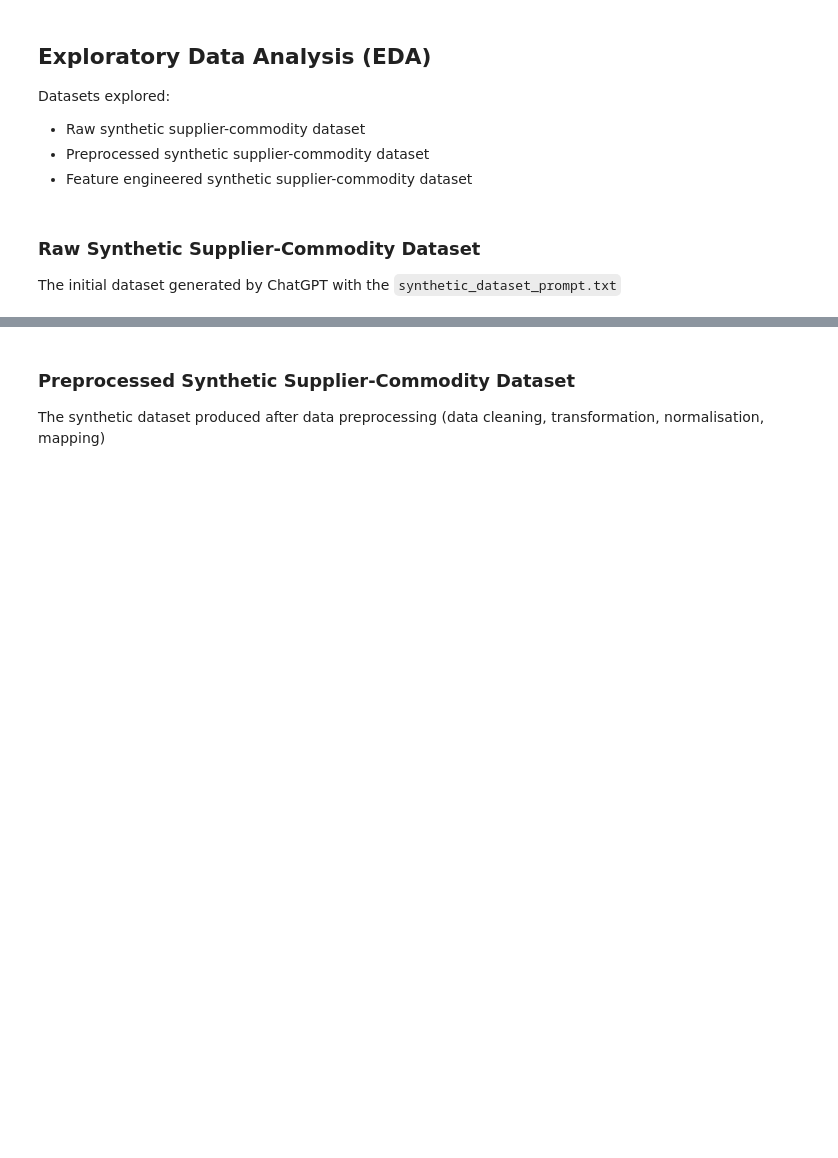
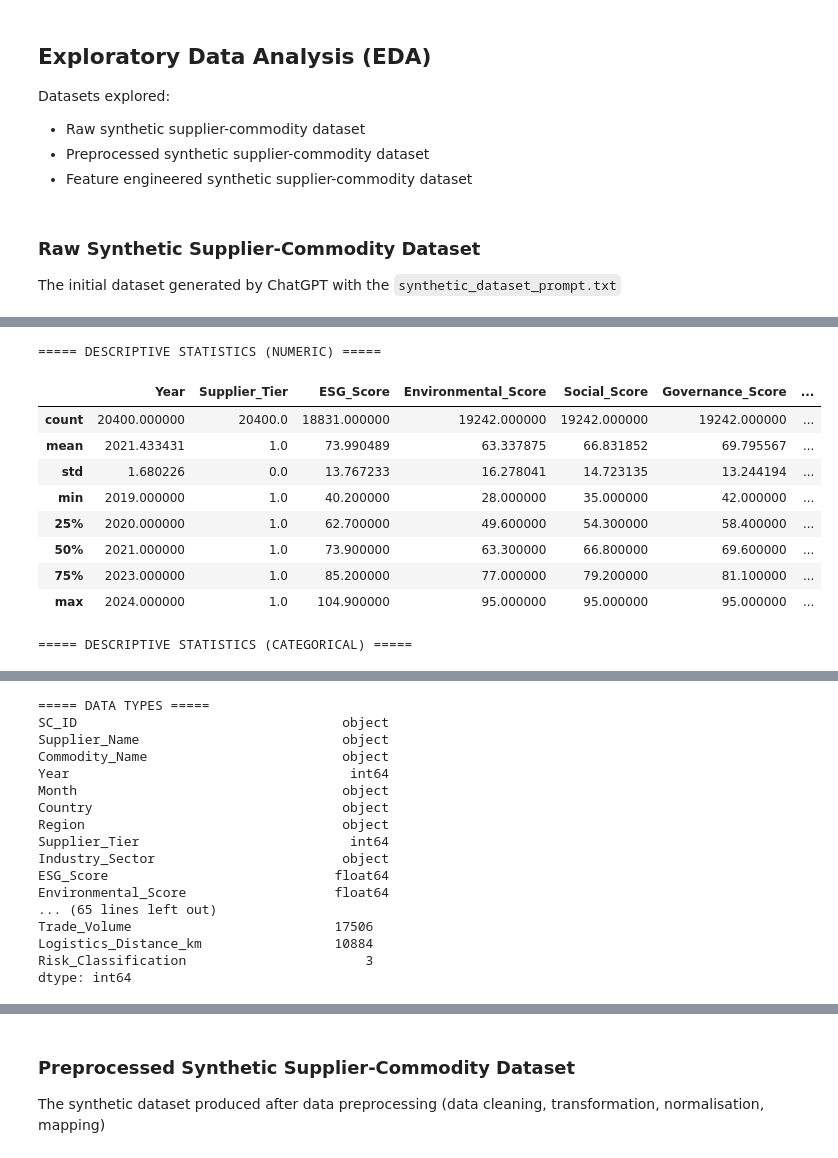
Before and after one commit to ansie27/Final-Year-Project-2025, a Jupyter notebook: notebooks/eda.ipynb, the cells around one changed output, grey strips where cells are left out. Cells and saved outputs as stored; diff of their text form; code cells hidden in the pictures; blank space fills up the shorter version.

```diff
--- a/notebooks/eda.ipynb
+++ b/notebooks/eda.ipynb
@@ -278,0 +64,26 @@ Passing `palette` without assigning `hue` is deprecated and will be removed in v
+# %%
+# Descriptive analysis
+print("\n===== DESCRIPTIVE STATISTICS (NUMERIC) =====")
+display(raw_df.describe())
+
+print("\n===== DESCRIPTIVE STATISTICS (CATEGORICAL) =====")
+display(raw_df.describe(include='object'))
+
+print("\n===== DATA TYPES =====")
+print(raw_df.dtypes)
+
+# Check no. of unique values for each column
+print("\n===== UNIQUE VALUES PER COLUMN =====")
+print(raw_df.nunique())
+# %% [output]
+===== DESCRIPTIVE STATISTICS (NUMERIC) =====
+|  | Year | Supplier_Tier | ESG_Score | Environmental_Score | Social_Score | Governance_Score | ... |
+| count | 20400.000000 | 20400.0 | 18831.000000 | 19242.000000 | 19242.000000 | 19242.000000 | ... |
+| mean | 2021.433431 | 1.0 | 73.990489 | 63.337875 | 66.831852 | 69.795567 | ... |
+| std | 1.680226 | 0.0 | 13.767233 | 16.278041 | 14.723135 | 13.244194 | ... |
+| min | 2019.000000 | 1.0 | 40.200000 | 28.000000 | 35.000000 | 42.000000 | ... |
+| 25% | 2020.000000 | 1.0 | 62.700000 | 49.600000 | 54.300000 | 58.400000 | ... |
+| 50% | 2021.000000 | 1.0 | 73.900000 | 63.300000 | 66.800000 | 69.600000 | ... |
+| 75% | 2023.000000 | 1.0 | 85.200000 | 77.000000 | 79.200000 | 81.100000 | ... |
+| max | 2024.000000 | 1.0 | 104.900000 | 95.000000 | 95.000000 | 95.000000 | ... |
+===== DESCRIPTIVE STATISTICS (CATEGORICAL) =====
@@ -278,0 +95,17 @@ Passing `palette` without assigning `hue` is deprecated and will be removed in v
+===== DATA TYPES =====
+SC_ID                                  object
+Supplier_Name                          object
+Commodity_Name                         object
+Year                                    int64
+Month                                  object
+Country                                object
+Region                                 object
+Supplier_Tier                           int64
+Industry_Sector                        object
+ESG_Score                             float64
+Environmental_Score                   float64
+... (65 lines left out)
+Trade_Volume                          17506
+Logistics_Distance_km                 10884
+Risk_Classification                       3
+dtype: int64
```
Also changed, not shown: parts of 13 cells of this notebook, 8 other files.
